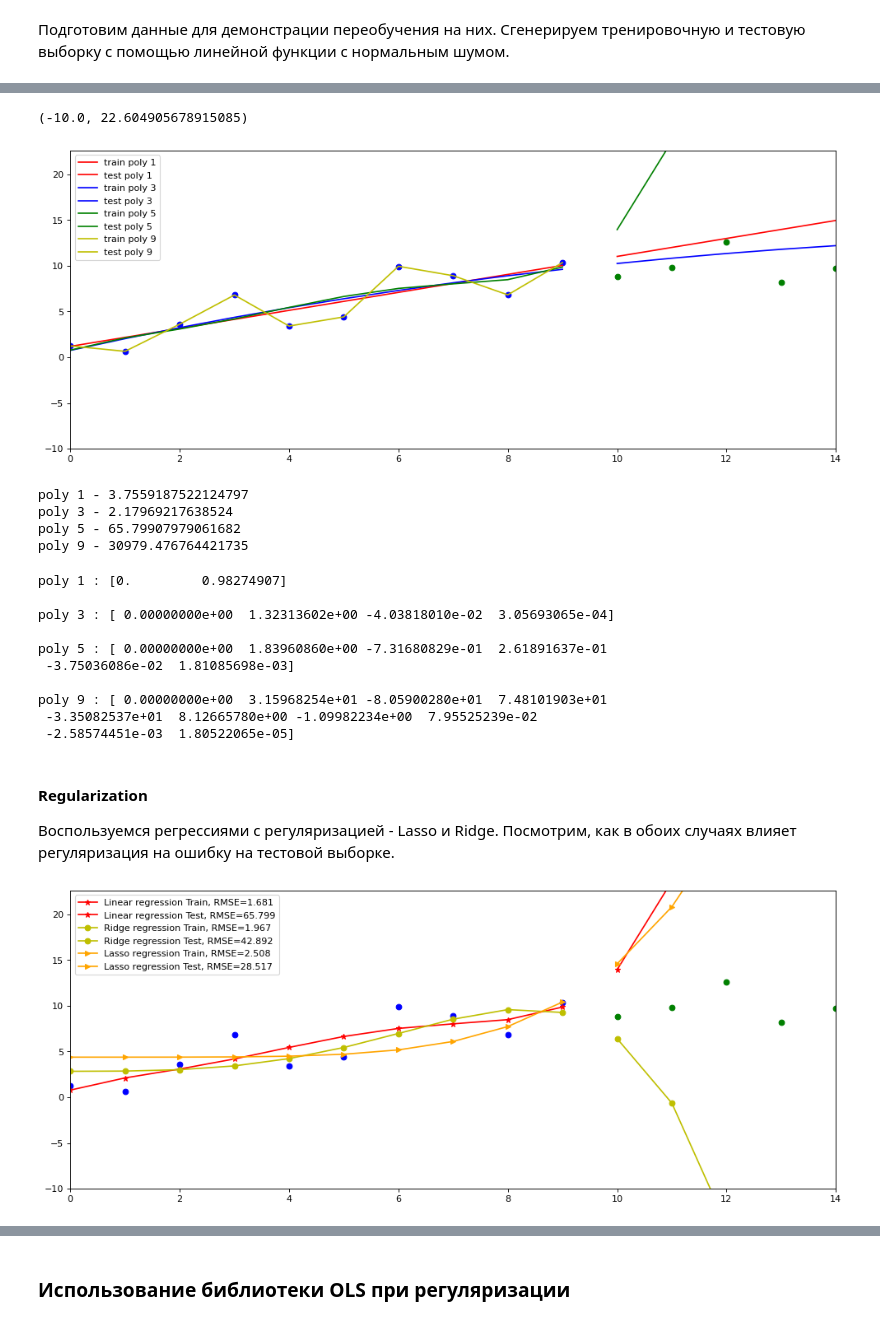
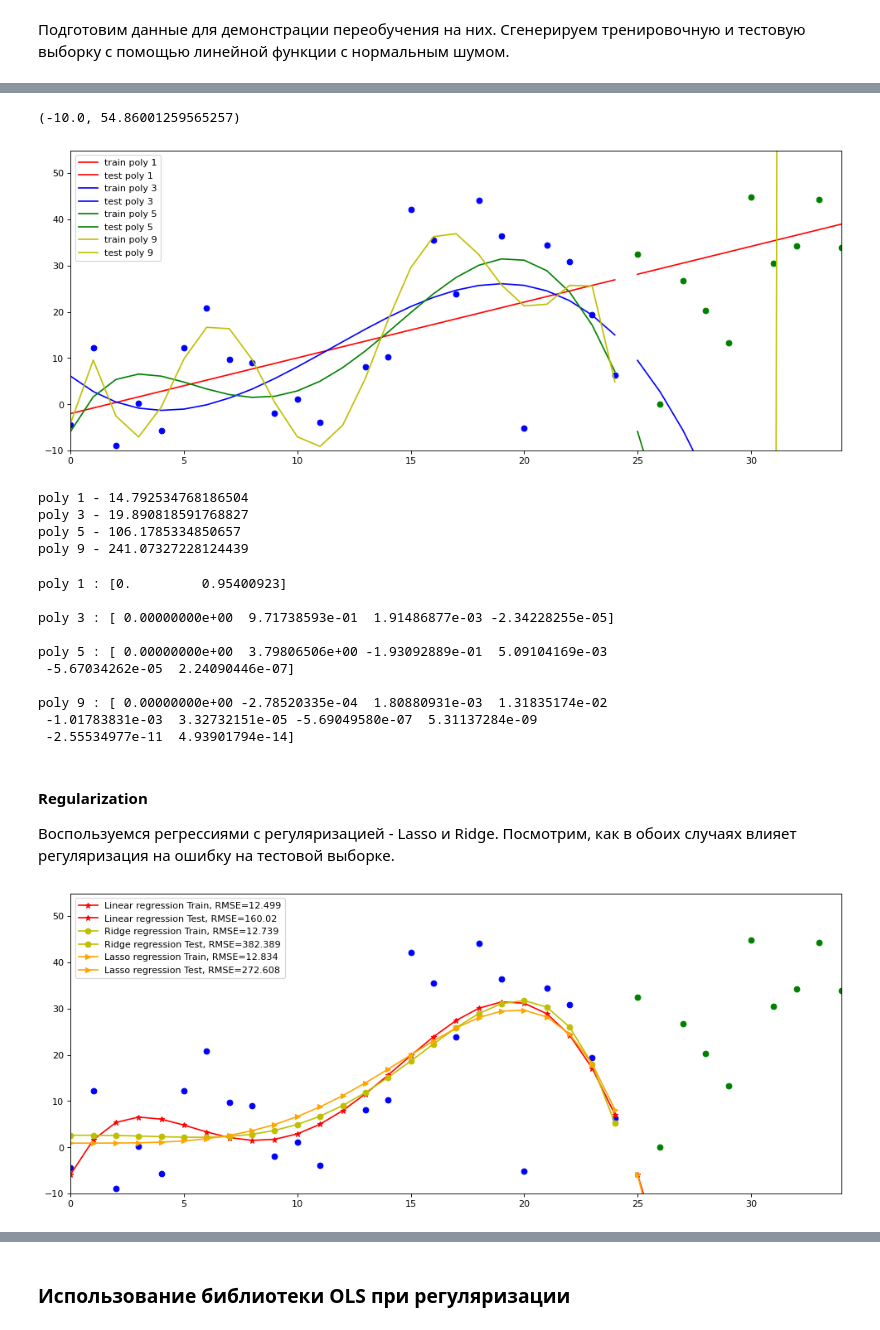
Before and after one commit to runnerup96/SBT-machine-learning-seminars, a Jupyter notebook: Переобучение и регуляризация/Переобучение и регуляризация.ipynb, the cells around one changed output, grey strips where cells are left out. Drawn from its saved outputs; the diff is of its cells as text; code cells hidden in the pictures.

```diff
--- a/Переобучение и регуляризация/Переобучение и регуляризация.ipynb
+++ b/Переобучение и регуляризация/Переобучение и регуляризация.ipynb
@@ -26,9 +26,9 @@ Populating the interactive namespace from numpy and matplotlib
 plt.figure(figsize=(15, 6), dpi=80)
 
 # параметры выборки - размер и дисперсия шума
-TRAIN_SET = 10
-TEST_SET = 5
-VARIANCE = 0.5
+TRAIN_SET = 25
+TEST_SET = 10
+VARIANCE = 2.5
 
 #генерация тренировочной выборки
 x_train = np.array([i for i in range(TRAIN_SET)])
@@ -109,33 +109,33 @@ plt.scatter(x_test, y_test, color='g')
 plt.xlim(x_train[0], x_test[-1])
 plt.ylim(np.min(x_train) - 10, np.max(y_test) + 10)
 # %% [output]
-(-10.0, 22.604905678915085)
+(-10.0, 54.86001259565257)
-[figure, old version]
+[figure, new version]
 # %%
 # выведем ошибки полиномов на тестовой выборке
 for key, error in zip(list(degree_dict.keys()), test_mse_list):
     print(f"poly {key} - {error}")
 # %% [output]
-poly 1 - 3.7559187522124797
-poly 3 - 2.17969217638524
-poly 5 - 65.79907979061682
-poly 9 - 30979.476764421735
+poly 1 - 14.792534768186504
+poly 3 - 19.890818591768827
+poly 5 - 106.1785334850657
+poly 9 - 241.07327228124439
 # %%
 #посмотрим на коэфициенты обученных моделей
 for key, coefs in zip(list(degree_dict.keys()), models_coefs):
     print(f"poly {key} :", coefs)
     print()
 # %% [output]
-poly 1 : [0.         0.98274907]
+poly 1 : [0.         0.95400923]
 
-poly 3 : [ 0.00000000e+00  1.32313602e+00 -4.03818010e-02  3.05693065e-04]
+poly 3 : [ 0.00000000e+00  9.71738593e-01  1.91486877e-03 -2.34228255e-05]
 
-poly 5 : [ 0.00000000e+00  1.83960860e+00 -7.31680829e-01  2.61891637e-01
- -3.75036086e-02  1.81085698e-03]
+poly 5 : [ 0.00000000e+00  3.79806506e+00 -1.93092889e-01  5.09104169e-03
+ -5.67034262e-05  2.24090446e-07]
 
-poly 9 : [ 0.00000000e+00  3.15968254e+01 -8.05900280e+01  7.48101903e+01
- -3.35082537e+01  8.12665780e+00 -1.09982234e+00  7.95525239e-02
- -2.58574451e-03  1.80522065e-05]
+poly 9 : [ 0.00000000e+00 -2.78520335e-04  1.80880931e-03  1.31835174e-02
+ -1.01783831e-03  3.32732151e-05 -5.69049580e-07  5.31137284e-09
+ -2.55534977e-11  4.93901794e-14]
 # %% [markdown]
 #### Regularization
 
@@ -149,41 +149,41 @@ plt.scatter(x_test, y_test, color='g')
 # для моделирования возьмем полином 4 степени
 DEGREE = 5
 # коэфициент регуляризации
-ALPHA_SIZE = 5000
+ALPHA_SIZE = 2000
 
 #обучим обычную линейную регрессию и версии с регуляризацией
 
 
 lin_model = LinearRegression()
 lin_train = poly_experiment_train(x_train, y_train, DEGREE, lin_model)
 plt.plot(x_train, lin_train['prediction'], '*-', label = f"Linear regression Train, RMSE={round(lin_train['error'], 3)}", color='r')
 
 lin_test = poly_experiment_test(x_test, y_test, lin_train['transformer'], lin_train['model'])
 plt.plot(x_test, lin_test['prediction'], '*-', label = f"Linear regression Test, RMSE={round(lin_test['error'], 3)}", color='r')
 
 ridge_model = Ridge(alpha=ALPHA_SIZE, random_state=seed)
 ridge_train = poly_experiment_train(x_train, y_train, DEGREE, ridge_model)
 plt.plot(x_train, ridge_train['prediction'], 'o-' ,label = f"Ridge regression Train, RMSE={round(ridge_train['error'], 3)}", color='y')
 
 ridge_test = poly_experiment_test(x_test, y_test, ridge_train['transformer'], ridge_train['model'])
 plt.plot(x_test, ridge_test['prediction'], 'o-', label = f"Ridge regression Test, RMSE={round(ridge_test['error'], 3)}", color='y')
 
 lasso_model = Lasso(alpha=ALPHA_SIZE)
 lasso_train = poly_experiment_train(x_train, y_train, DEGREE, lasso_model)
 plt.plot(x_train, lasso_train['prediction'], '>-', label = f"Lasso regression Train, RMSE={round(lasso_train['error'], 3)}", color='orange')
 
 lasso_test = poly_experiment_test(x_test, y_test, lasso_train['transformer'], lasso_train['model'])
 plt.plot(x_test, lasso_test['prediction'], '>-' ,label = f"Lasso regression Test, RMSE={round(lasso_test['error'], 3)}", color='orange')
 
 #посмотрим на графике, как меняется предсказание на тестовой выборке в зависимости от типа модели
 
 plt.legend(loc='best')
 plt.xlim(x_train[0], x_test[-1])
 plt.ylim(np.min(x_train) - 10, np.max(y_test) + 10)
 
 plt.savefig('regularization_example.png')
 # %% [output]
-[figure, old version]
+[figure, new version]
 # %%
 plt.figure(figsize=(15, 6), dpi=80)
 
```
Also changed, not shown: parts of 3 cells of this notebook, 7 other files.
